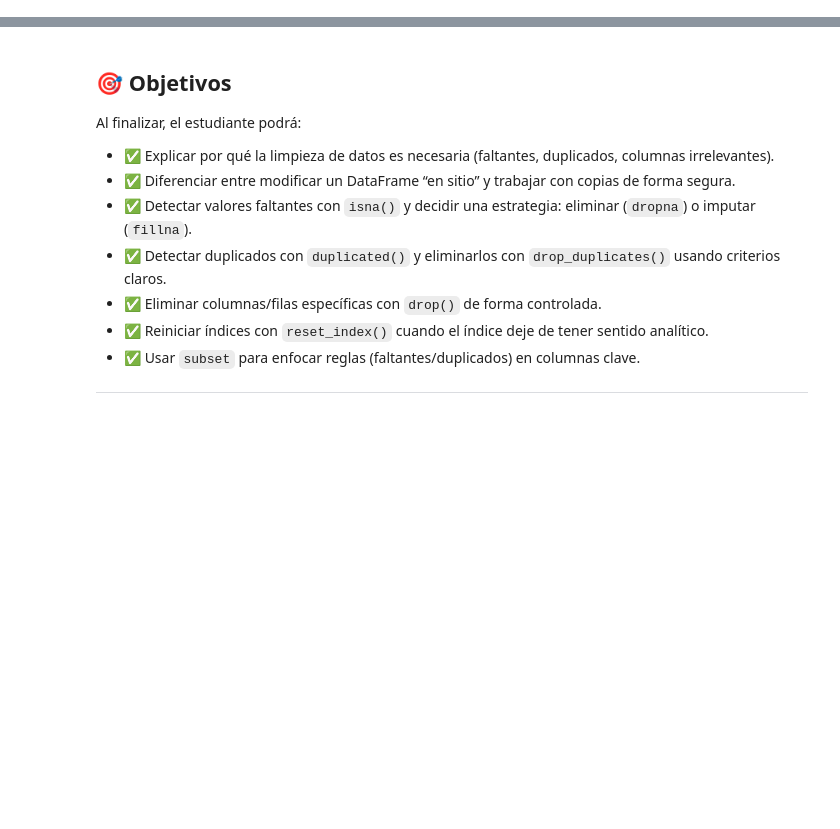
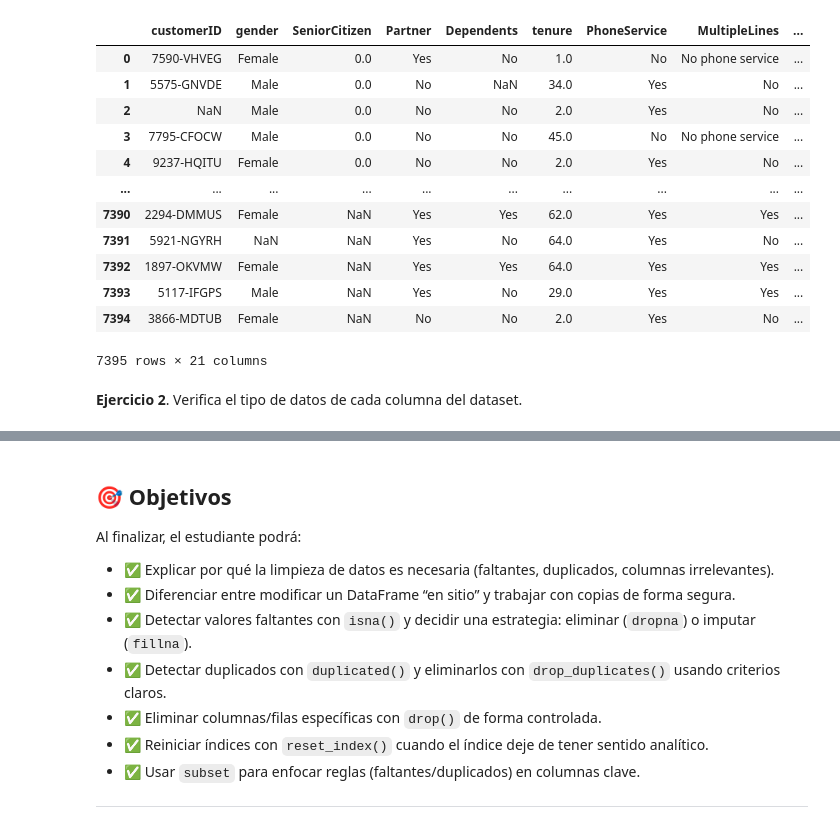
Before and after one commit to gbuvoli/DA_T8, a Jupyter notebook: sprint5_semana1b.ipynb, the cells around one changed output, grey strips where cells are left out. Drawn from its saved outputs; the diff is of its cells as text; code cells hidden in the pictures; blank space fills up the shorter version.

```diff
--- a/sprint5_semana1b.ipynb
+++ b/sprint5_semana1b.ipynb
@@ -0,0 +122,28 @@
+# %%
+import pandas as pd
+
+path='https://raw.githubusercontent.com/gbuvoli/Datasets/refs/heads/main/Telco-Customer-Churn-Dirty.csv'
+
+df = pd.read_csv(path)
+df
+#print(df.head(10))
+#print(df.tail(10))
+#print(df.shape)
+#print(df.columns)
+#print(df.sample(5))
+# %% [output]
+|  | customerID | gender | SeniorCitizen | Partner | Dependents | tenure | PhoneService | MultipleLines | ... |
+| 0 | 7590-VHVEG | Female | 0.0 | Yes | No | 1.0 | No | No phone service | ... |
+| 1 | 5575-GNVDE | Male | 0.0 | No | NaN | 34.0 | Yes | No | ... |
+| 2 | NaN | Male | 0.0 | No | No | 2.0 | Yes | No | ... |
+| 3 | 7795-CFOCW | Male | 0.0 | No | No | 45.0 | No | No phone service | ... |
+| 4 | 9237-HQITU | Female | 0.0 | No | No | 2.0 | Yes | No | ... |
+| ... | ... | ... | ... | ... | ... | ... | ... | ... | ... |
+| 7390 | 2294-DMMUS | Female | NaN | Yes | Yes | 62.0 | Yes | Yes | ... |
+| 7391 | 5921-NGYRH | NaN | NaN | Yes | No | 64.0 | Yes | No | ... |
+| 7392 | 1897-OKVMW | Female | NaN | Yes | Yes | 64.0 | Yes | Yes | ... |
+| 7393 | 5117-IFGPS | Male | NaN | Yes | No | 29.0 | Yes | Yes | ... |
+| 7394 | 3866-MDTUB | Female | NaN | No | No | 2.0 | Yes | No | ... |
+7395 rows × 21 columns
+# %% [markdown]
+**Ejercicio 2**. Verifica el tipo de datos de cada columna del dataset.
```
Also changed, not shown: parts of 89 cells of this notebook, 2 other files.
